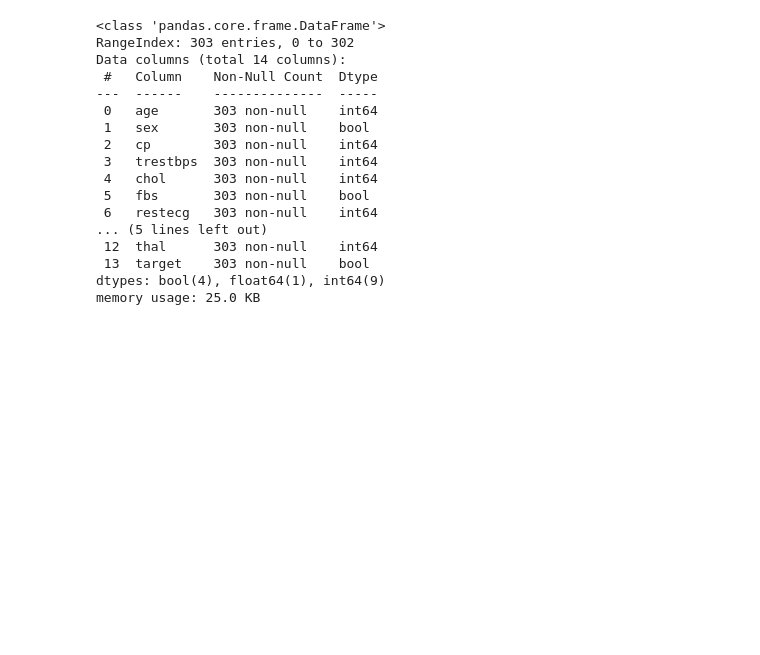
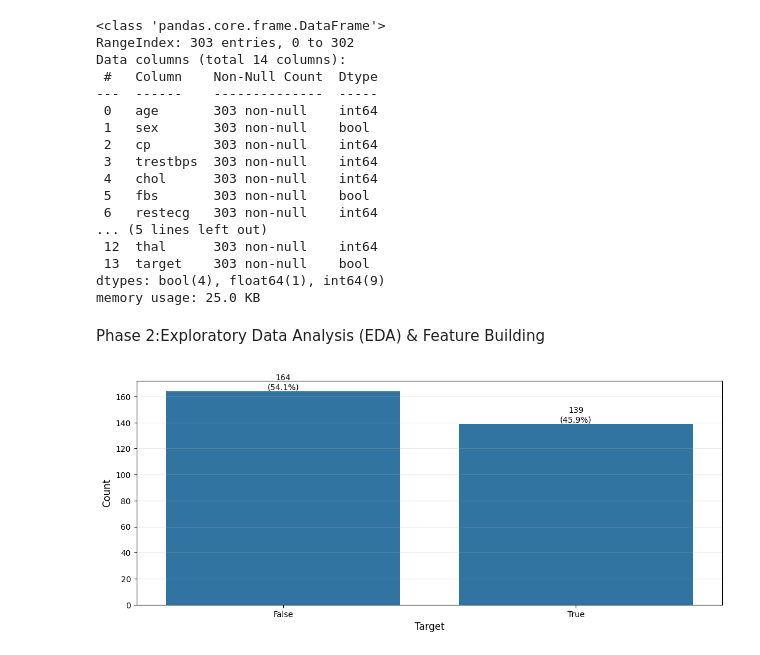
Before and after one commit to ai-abanoubmichel/GTC-Heart-Disease-Risk-Prediction, a Jupyter notebook: GTC_Final_Project_Heart_Disease_Prediction.ipynb, the cells around one changed output. Saved outputs shown, nothing was run; the diff lists cells and outputs as text; code cells hidden in the pictures; blank space fills up the shorter version.

```diff
--- a/GTC_Final_Project_Heart_Disease_Prediction.ipynb
+++ b/GTC_Final_Project_Heart_Disease_Prediction.ipynb
@@ -12,7 +12,7 @@ import seaborn as sns
 Data Source "https://archive.ics.uci.edu/dataset/45/heart+disease"
 # %%
 #loading data
-heart_disease_df = pd.read_csv('/content/Heart_disease_cleveland_new.csv')
+heart_disease_df = pd.read_csv('Heart_disease_cleveland_new.csv')
 # %%
 #dataset_overview
 heart_disease_df.head()
@@ -208,6 +208,24 @@ Data columns (total 14 columns):
  13  target    303 non-null    bool
 dtypes: bool(4), float64(1), int64(9)
 memory usage: 25.0 KB
+# %% [markdown]
+Phase 2:Exploratory Data Analysis (EDA) & Feature Building
+# %%
+plt.figure(figsize=(13, 5))
+t = sns.countplot(x="target", data=heart_disease_df)
+
+for p in t.patches:
+    height = p.get_height()
+    t.text(p.get_x() + p.get_width()/2., height + 0.1,
+            f'{int(height)}\n({height/len(heart_disease_df)*100:.1f}%)',
+            ha='center', va='bottom', fontsize=10)
+
+plt.xlabel('Target', fontsize=12)
+plt.ylabel('Count', fontsize=12)
+plt.grid(axis='y', alpha=0.3)
+plt.show()
+# %% [output]
+[figure, added]
 # %%
 #scalling features
 from sklearn.preprocessing import MinMaxScaler
```
